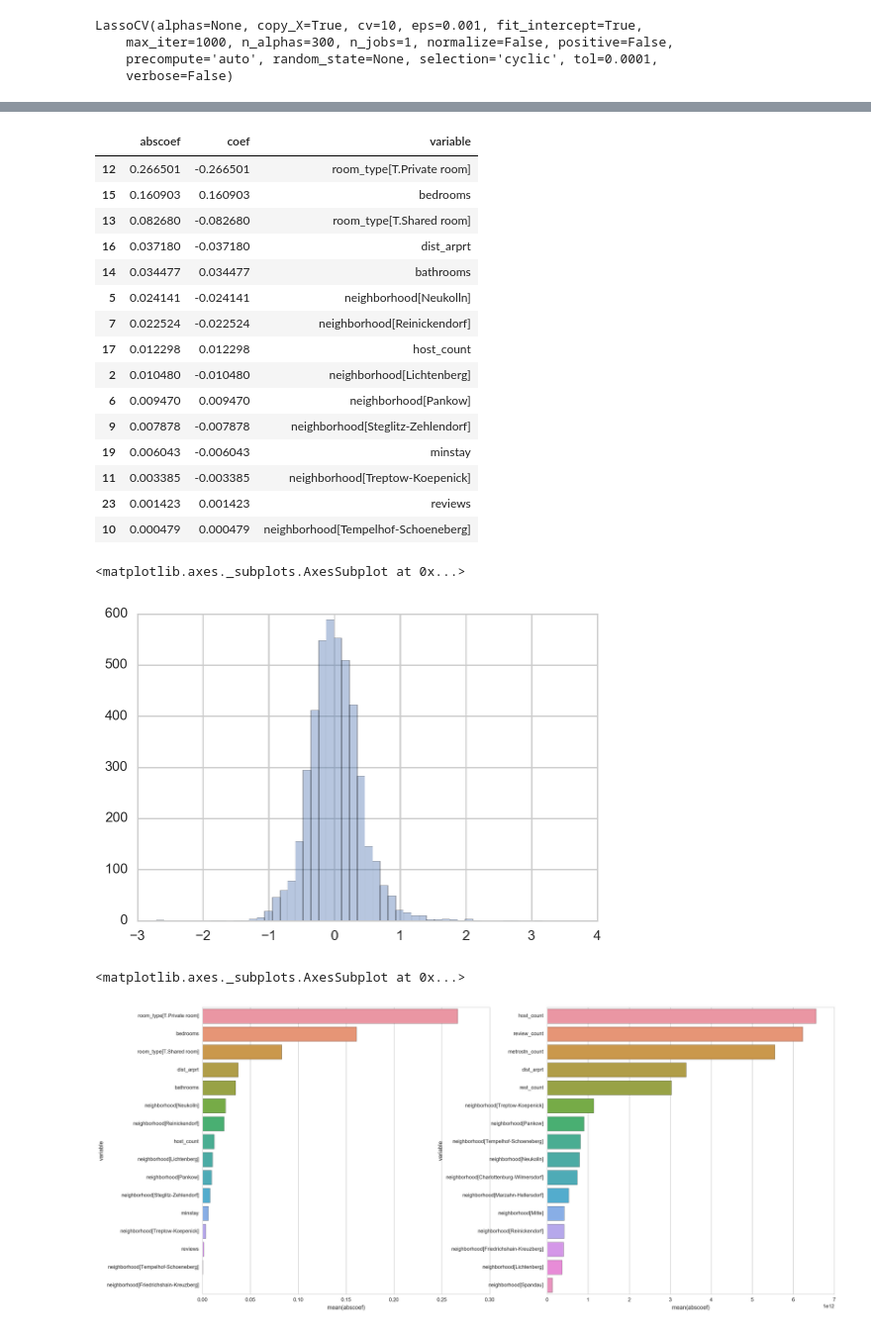
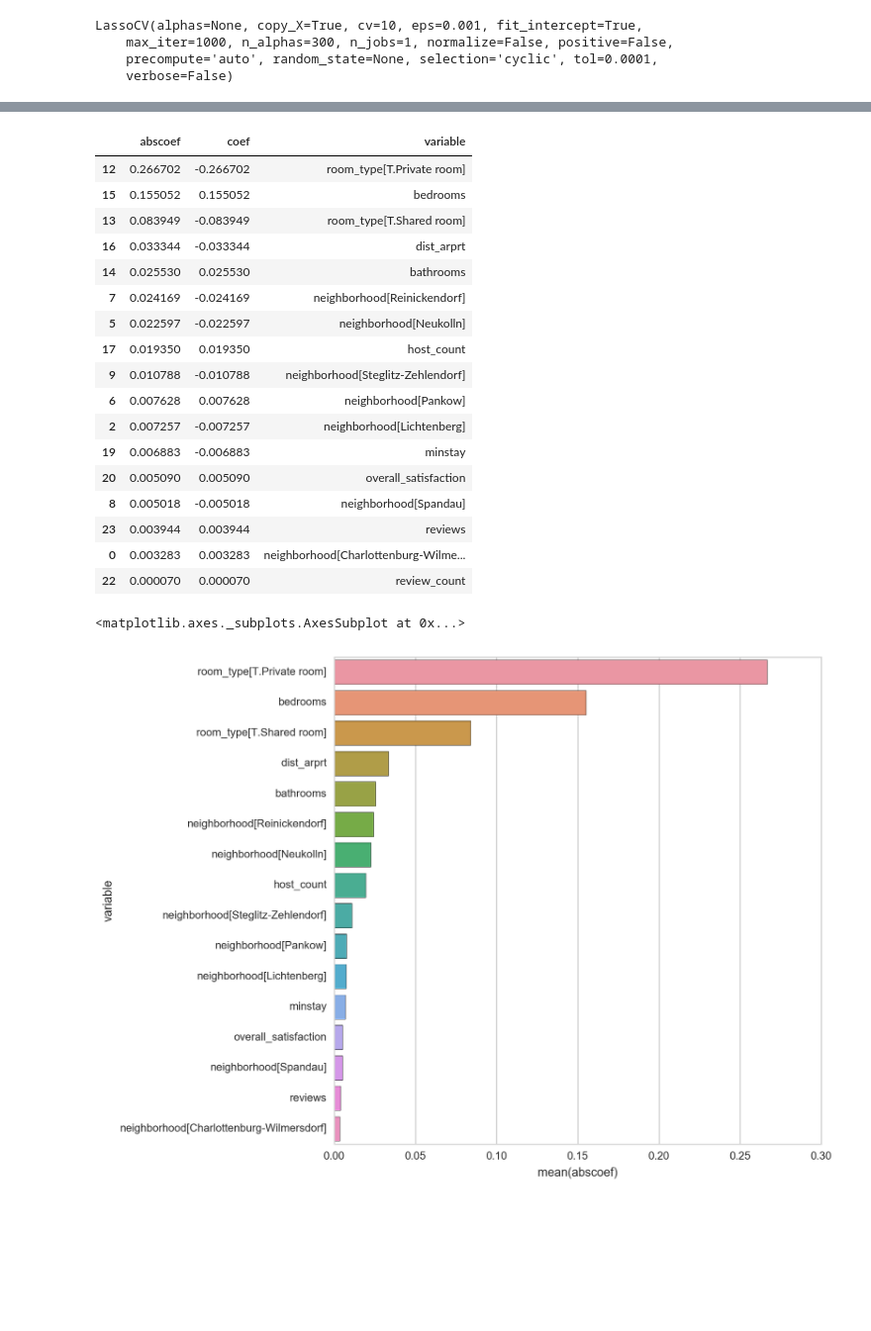
Before and after one commit to Jyojha/DS_Projects, a Jupyter notebook: Berlin_Model.ipynb, the cells around one changed output, grey strips where cells are left out. Shown at 99% size. Cells and saved outputs as stored; diff of their text form; code cells hidden in the pictures; blank space fills up the shorter version.

```diff
--- a/Berlin_Model.ipynb
+++ b/Berlin_Model.ipynb
@@ -22,6 +22,9 @@ import patsy
 # %%
 def pred_target(df):
     df.drop('Unnamed: 0', axis=1, inplace=True)
+    df = df[df.price < 400]
+
+    df = df.reset_index(drop=True)
     X = df[[x for x in df.columns if x not in ['price','bhk']]]
     y = df.price.values
     target = np.log(y)
@@ -30,5 +33,5 @@ def pred_target(df):
     y = y.values.ravel()
     return X, y
 # %%
-barcelona = pd.read_csv('/Users/jyots/Desktop/DS_Projects/airbnb_DataSets/Berlin_dfm.csv',
+berlin = pd.read_csv('/Users/jyots/Desktop/DS_Projects/airbnb_DataSets/Berlin_dfm.csv',
                    encoding='utf8')
@@ -35,5 +42,7 @@ barcelona = pd.read_csv('/Users/jyots/Desktop/DS_Projects/airbnb_DataSets/Berlin
+# %%
+berlin = berlin[berlin['price'] < 1000]
 # %%
-X, y = pred_target(barcelona)
+X, y = pred_target(berlin)
 # %%
 X_train, X_test, y_train, y_test = train_test_split(X, y, test_size = 0.3)
 # %%
@@ -142,21 +170,23 @@ lasso_coef.sort_values('abscoef', ascending=False, inplace=True)
 lasso_coef[lasso_coef.coef != 0].head(25)
 # %% [output]
 |  | abscoef | coef | variable |
-| 12 | 0.266501 | -0.266501 | room_type[T.Private room] |
-| 15 | 0.160903 | 0.160903 | bedrooms |
-| 13 | 0.082680 | -0.082680 | room_type[T.Shared room] |
-| 16 | 0.037180 | -0.037180 | dist_arprt |
-| 14 | 0.034477 | 0.034477 | bathrooms |
-| 5 | 0.024141 | -0.024141 | neighborhood[Neukolln] |
-| 7 | 0.022524 | -0.022524 | neighborhood[Reinickendorf] |
-| 17 | 0.012298 | 0.012298 | host_count |
-| 2 | 0.010480 | -0.010480 | neighborhood[Lichtenberg] |
-| 6 | 0.009470 | 0.009470 | neighborhood[Pankow] |
-| 9 | 0.007878 | -0.007878 | neighborhood[Steglitz-Zehlendorf] |
-| 19 | 0.006043 | -0.006043 | minstay |
-| 11 | 0.003385 | -0.003385 | neighborhood[Treptow-Koepenick] |
-| 23 | 0.001423 | 0.001423 | reviews |
-| 10 | 0.000479 | 0.000479 | neighborhood[Tempelhof-Schoeneberg] |
+| 12 | 0.266702 | -0.266702 | room_type[T.Private room] |
+| 15 | 0.155052 | 0.155052 | bedrooms |
+| 13 | 0.083949 | -0.083949 | room_type[T.Shared room] |
+| 16 | 0.033344 | -0.033344 | dist_arprt |
+| 14 | 0.025530 | 0.025530 | bathrooms |
+| 7 | 0.024169 | -0.024169 | neighborhood[Reinickendorf] |
+| 5 | 0.022597 | -0.022597 | neighborhood[Neukolln] |
+| 17 | 0.019350 | 0.019350 | host_count |
+| 9 | 0.010788 | -0.010788 | neighborhood[Steglitz-Zehlendorf] |
+| 6 | 0.007628 | 0.007628 | neighborhood[Pankow] |
+| 2 | 0.007257 | -0.007257 | neighborhood[Lichtenberg] |
+| 19 | 0.006883 | -0.006883 | minstay |
+| 20 | 0.005090 | 0.005090 | overall_satisfaction |
+| 8 | 0.005018 | -0.005018 | neighborhood[Spandau] |
+| 23 | 0.003944 | 0.003944 | reviews |
+| 0 | 0.003283 | 0.003283 | neighborhood[Charlottenburg-Wilme... |
+| 22 | 0.000070 | 0.000070 | review_count |
 # %%
 # plt.plot(enet.coef_, color='lightgreen', linewidth=2,
 #          label='Elastic net coefficients')
@@ -166,15 +196,6 @@ lasso_coef[lasso_coef.coef != 0].head(25)
 # plt.title("Lasso R^2: %f, Elastic Net R^2: %f"
 #           % (r2_score_lasso, r2_score_enet))
 # plt.show()
-# %%
-# plt.plot(residuals, '--', color='navy', label='original coefficients')
-# plt.title("Lasso R^2: %f, Elastic Net R^2: %f"
-#           % (r2_score_lasso, r2_score_enet))
-# plt.show()
-sns.distplot(residuals, bins=50, kde=False)
-# %% [output]
-<matplotlib.axes._subplots.AxesSubplot at 0x...>
-[figure, removed]
 # %%
 lasso_coef = lasso_coef.reset_index(drop=True)
 # %%
@@ -192,13 +213,9 @@ linmod_coef = linmod_coef.reset_index(drop=True)
 # %%
-fig, (ax1,ax2) = plt.subplots(1,2,figsize=(22,10))
+fig, ax = plt.subplots(figsize=(8,8))
 
 sns.barplot(y = lasso_coef.loc[0:15,:].variable, x = lasso_coef.loc[0:15,:].abscoef, data=lasso_coef.loc[0:15,:],
-            ax=ax1
+            ax=ax
            )
-
-sns.barplot(y = linmod_coef.loc[0:15,:].variable, x = linmod_coef.loc[0:15,:].abscoef, data=linmod_coef.loc[0:15,:],
-            ax=ax2
-           )
 # %% [output]
 <matplotlib.axes._subplots.AxesSubplot at 0x...>
-[figure, old version]
+[figure, new version]
```
Also changed, not shown: parts of 18 cells of this notebook.
